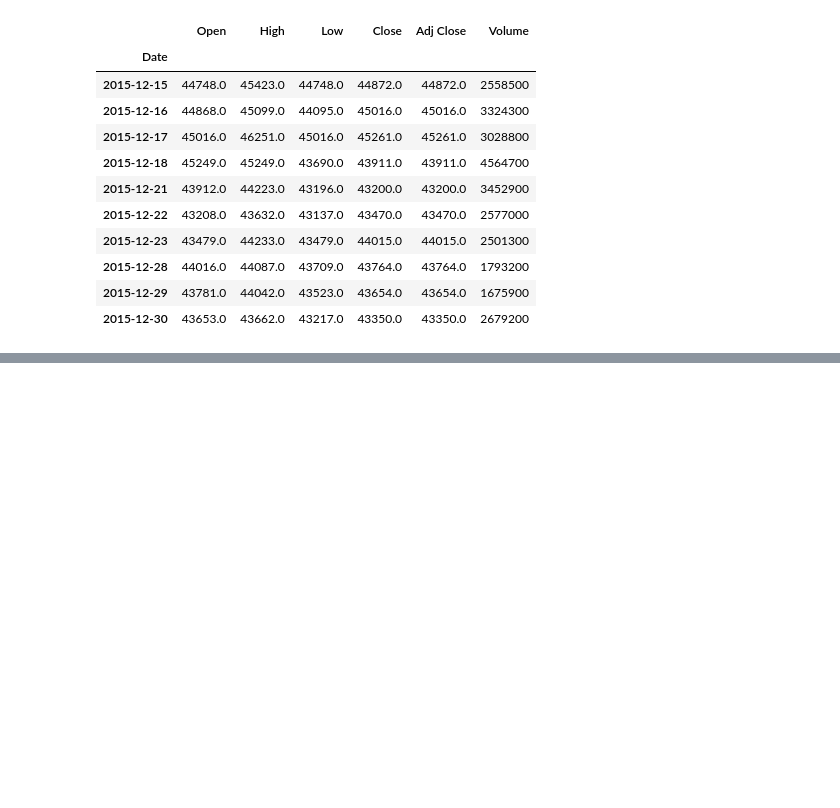
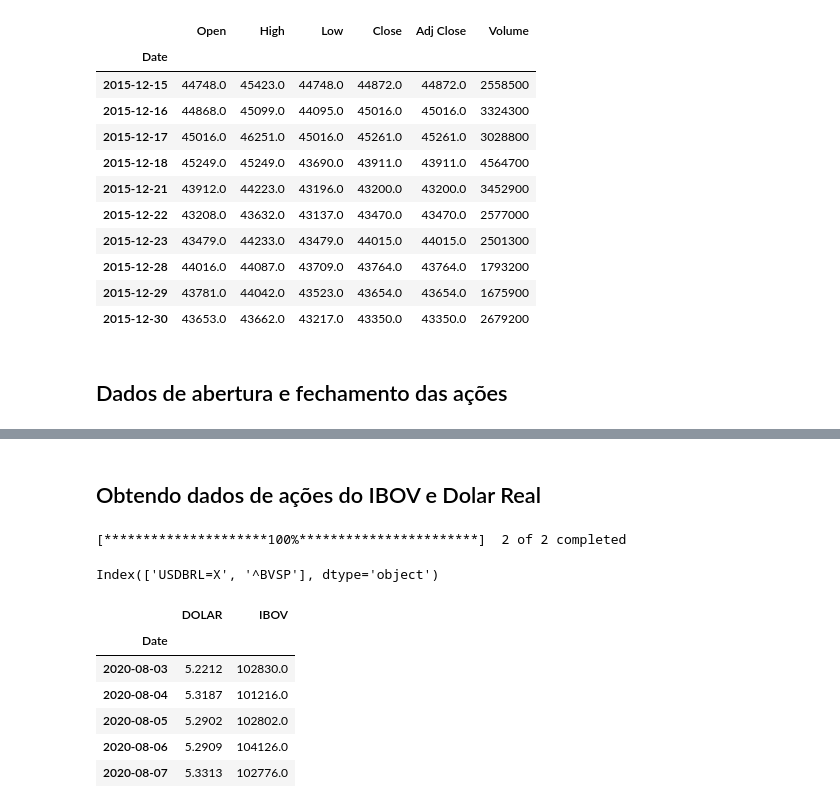
Before and after one commit to Angelicogfa/AnaliseFinanceiraApiYahoo, a Jupyter notebook: AnaliseFinanceiraApiBolsa.ipynb, the cells around one changed output, grey strips where cells are left out. Drawn from its saved outputs; the diff is of its cells as text; code cells hidden in the pictures; blank space fills up the shorter version.

Commit message:
inclusão dos dados em projeção

```diff
--- a/AnaliseFinanceiraApiBolsa.ipynb
+++ b/AnaliseFinanceiraApiBolsa.ipynb
@@ -104,6 +105,8 @@ ibov_fatiado[ibov_fatiado.index.month == 12].tail(10)
 | 2015-12-28 | 44016.0 | 44087.0 | 43709.0 | 43764.0 | 43764.0 | 1793200 |
 | 2015-12-29 | 43781.0 | 44042.0 | 43523.0 | 43654.0 | 43654.0 | 1675900 |
 | 2015-12-30 | 43653.0 | 43662.0 | 43217.0 | 43350.0 | 43350.0 | 2679200 |
+# %% [markdown]
+## Dados de abertura e fechamento das ações
 # %%
 base = ibov.tail(100)
 data = [go.Candlestick(x=base.index, open=base['Open'], close=base['Close'], low=base['Low'], high=base['High'])]
@@ -112,3 +115,26 @@ fig = go.Figure(data=data, layout=layout)
 fig.show()
 # %% [output]
 [interactive output not drawn]
+# %% [markdown]
+## Obtendo dados de ações do IBOV e Dolar Real
+# %%
+tickers = ['^BVSP', 'USDBRL=X']
+carteira = web.get_data_yahoo(tickers, start='2007-01-01')['Close']
+# %% [output]
+[*********************100%***********************]  2 of 2 completed
+# %%
+carteira.columns
+# %% [output]
+Index(['USDBRL=X', '^BVSP'], dtype='object')
+# %%
+carteira.dropna(inplace=True)
+carteira.columns = ['DOLAR', 'IBOV']
+carteira.tail()
+# %% [output]
+|  | DOLAR | IBOV |
+| Date |  |  |
+| 2020-08-03 | 5.2212 | 102830.0 |
+| 2020-08-04 | 5.3187 | 101216.0 |
+| 2020-08-05 | 5.2902 | 102802.0 |
+| 2020-08-06 | 5.2909 | 104126.0 |
+| 2020-08-07 | 5.3313 | 102776.0 |
```
Also changed, not shown: parts of 9 cells of this notebook.
